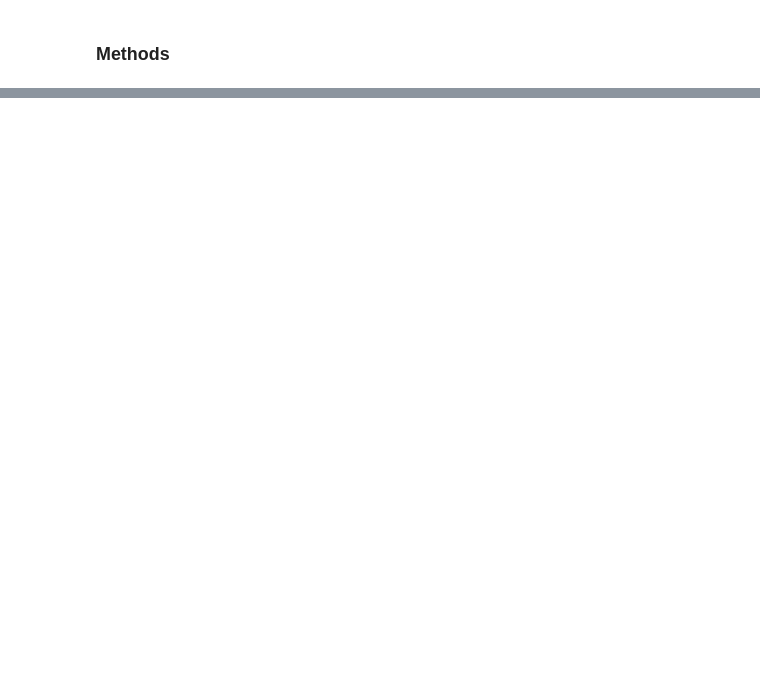
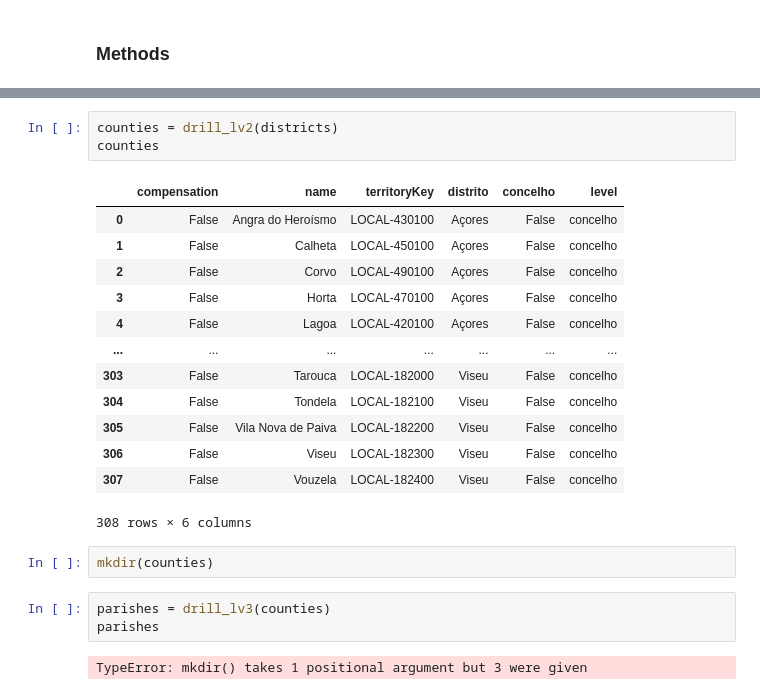
Before and after one commit to DevRubenDuarte/Legislativas-Portugal, a Jupyter notebook: 2_webscraper.ipynb, the cells around one changed output, grey strips where cells are left out. Saved outputs shown, nothing was run; the diff lists cells and outputs as text; blank space fills up the shorter version.

```diff
--- a/2_webscraper.ipynb
+++ b/2_webscraper.ipynb
@@ -100 +160,25 @@ county_codes = county_codes.reset_index(drop=True)
+# %%
+counties = drill_lv2(districts)
+counties
+# %% [output]
+|  | compensation | name | territoryKey | distrito | concelho | level |
+| 0 | False | Angra do Heroísmo | LOCAL-430100 | Açores | False | concelho |
+| 1 | False | Calheta | LOCAL-450100 | Açores | False | concelho |
+| 2 | False | Corvo | LOCAL-490100 | Açores | False | concelho |
+| 3 | False | Horta | LOCAL-470100 | Açores | False | concelho |
+| 4 | False | Lagoa | LOCAL-420100 | Açores | False | concelho |
+| ... | ... | ... | ... | ... | ... | ... |
+| 303 | False | Tarouca | LOCAL-182000 | Viseu | False | concelho |
+| 304 | False | Tondela | LOCAL-182100 | Viseu | False | concelho |
+| 305 | False | Vila Nova de Paiva | LOCAL-182200 | Viseu | False | concelho |
+| 306 | False | Viseu | LOCAL-182300 | Viseu | False | concelho |
+| 307 | False | Vouzela | LOCAL-182400 | Viseu | False | concelho |
+308 rows × 6 columns
+# %%
+mkdir(counties)
+# %%
+parishes = drill_lv3(counties)
+parishes
+# %% [output]
+TypeError: mkdir() takes 1 positional argument but 3 were given
 # %%
```
Also changed, not shown: parts of 21 cells of this notebook.
